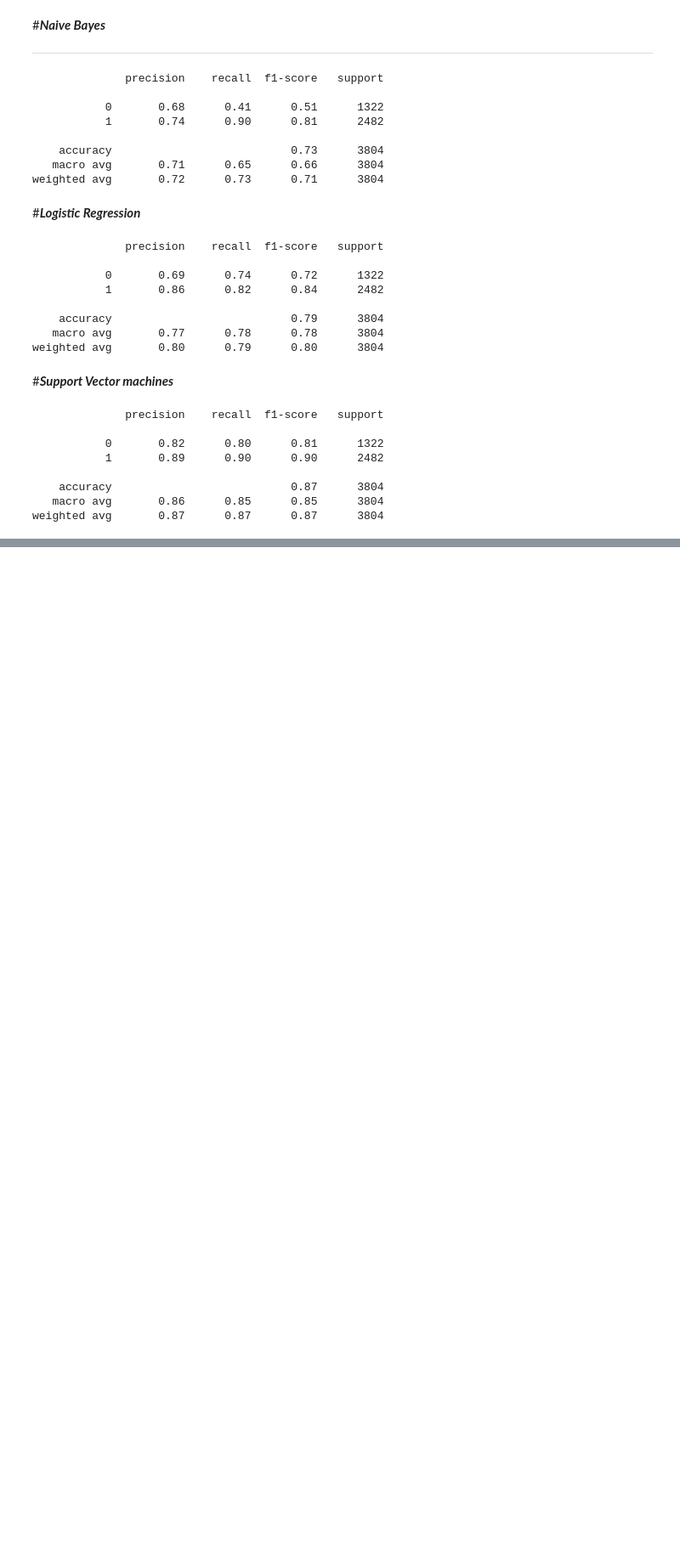
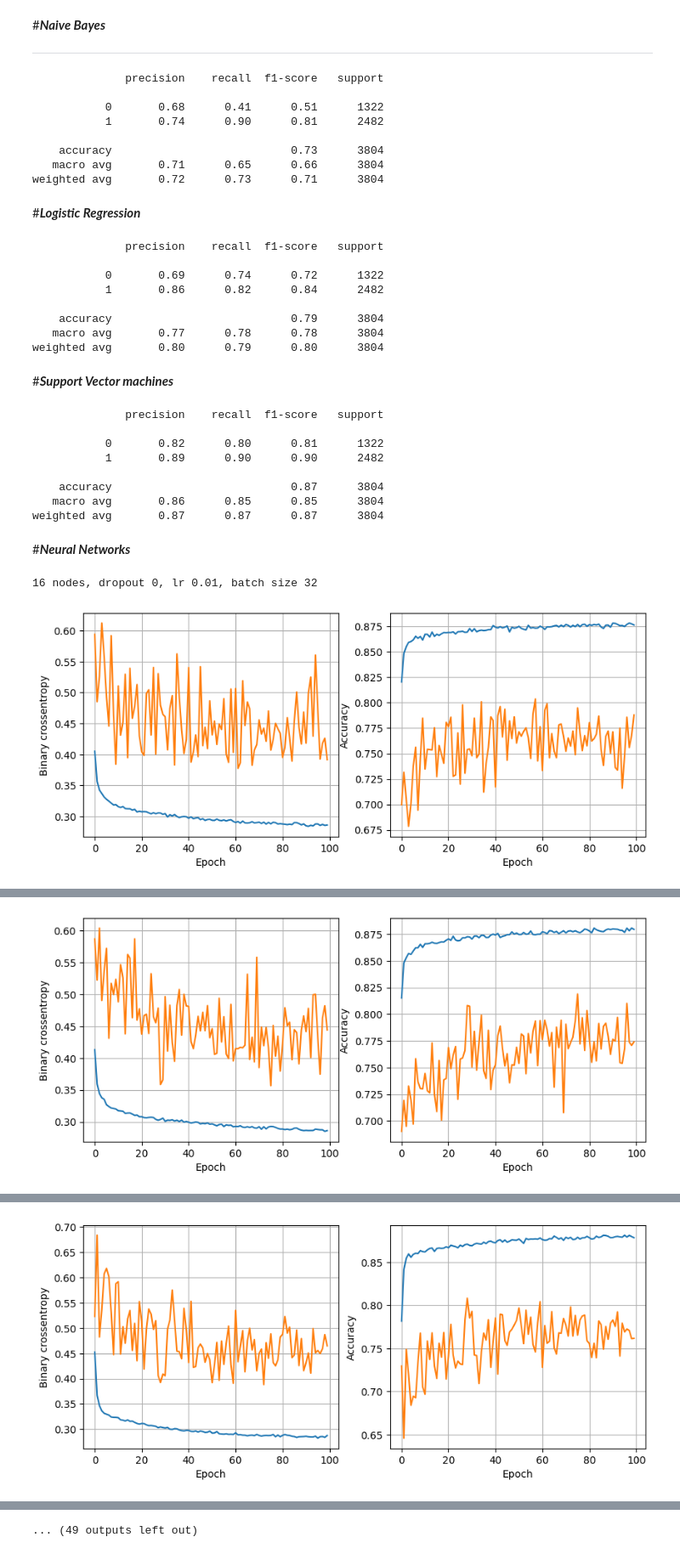
Before and after one commit to agrim08/ml-practical, a Jupyter notebook: magic.ipynb, the cells around one changed output, grey strips where cells are left out. Shown at 85% size. Saved outputs shown, nothing was run; the diff lists cells and outputs as text; code cells hidden in the pictures; blank space fills up the shorter version.

```diff
--- a/magic.ipynb
+++ b/magic.ipynb
@@ -162,3 +162,5 @@ print(classification_report(y_test, y_pred))
     accuracy                           0.87      3804
    macro avg       0.86      0.85      0.85      3804
 weighted avg       0.87      0.87      0.87      3804
+# %% [markdown]
+#***Neural Networks***
@@ -164,0 +169,47 @@ weighted avg       0.87      0.87      0.87      3804
+# %%
+def plot_history(history):
+  fig, (ax1, ax2) = plt.subplots(1, 2, figsize=(10, 4))
+  ax1.plot(history.history['loss'], label='loss')
+  ax1.plot(history.history['val_loss'], label='val_loss')
+  ax1.set_xlabel('Epoch')
+  ax1.set_ylabel('Binary crossentropy')
+  ax1.grid(True)
+
+  ax2.plot(history.history['accuracy'], label='accuracy')
+  ax2.plot(history.history['val_accuracy'], label='val_accuracy')
+  ax2.set_xlabel('Epoch')
+  ax2.set_ylabel('Accuracy')
+  ax2.grid(True)
+
+  plt.show()
+# %%
+def train_model(x_train, y_train, num_nodes, dropout_prob, lr, batch_size, epochs):
+  nn_model = tf.keras.Sequential([
+      tf.keras.layers.Dense(num_nodes, activation='relu', input_shape=(10,)),
+      tf.keras.layers.Dropout(dropout_prob),
+      tf.keras.layers.Dense(num_nodes, activation='relu'),
+      tf.keras.layers.Dropout(dropout_prob),
+      tf.keras.layers.Dense(1, activation='sigmoid')
+  ])
+  nn_model.compile(optimizer=tf.keras.optimizers.Adam(lr), loss = 'crossentropy', metrics=['accuracy'])
+  history = nn_model.fit(x_train, y_train, epochs=epochs, batch_size = batch_size, validation_split= 0.2, verbose = 0)
+
+  return nn_model, history
+# %%
+least_val_loss = float('inf')
+least_loss_model = None
+epochs = 100
+for num_nodes in [16, 32, 64]:
+  for dropout_prob in [0, 0.2]:
+    for lr in [0.01, 0.005, 0.001]:
+      for batch_size in [32, 64, 128]:
+        print(f"{num_nodes} nodes, dropout {dropout_prob}, lr {lr}, batch size {batch_size}")
+        nn_model, history = train_model(x_train, y_train, num_nodes, dropout_prob, lr, batch_size, epochs)
+        plot_history(history)
+        val_loss = nn_model.evaluate(x_valid, y_valid)[0]
+        if val_loss < least_val_loss:
+          least_val_loss = val_loss
+          least_loss_model = nn_model
+# %% [output]
+16 nodes, dropout 0, lr 0.01, batch size 32
+[figure, added]
@@ -164,0 +218 @@ weighted avg       0.87      0.87      0.87      3804
+[figure, added]
@@ -164,0 +221 @@ weighted avg       0.87      0.87      0.87      3804
+[figure, added]
@@ -164,0 +231 @@ weighted avg       0.87      0.87      0.87      3804
+... (49 outputs left out)
```
Also changed, not shown: parts of 3 cells of this notebook.
